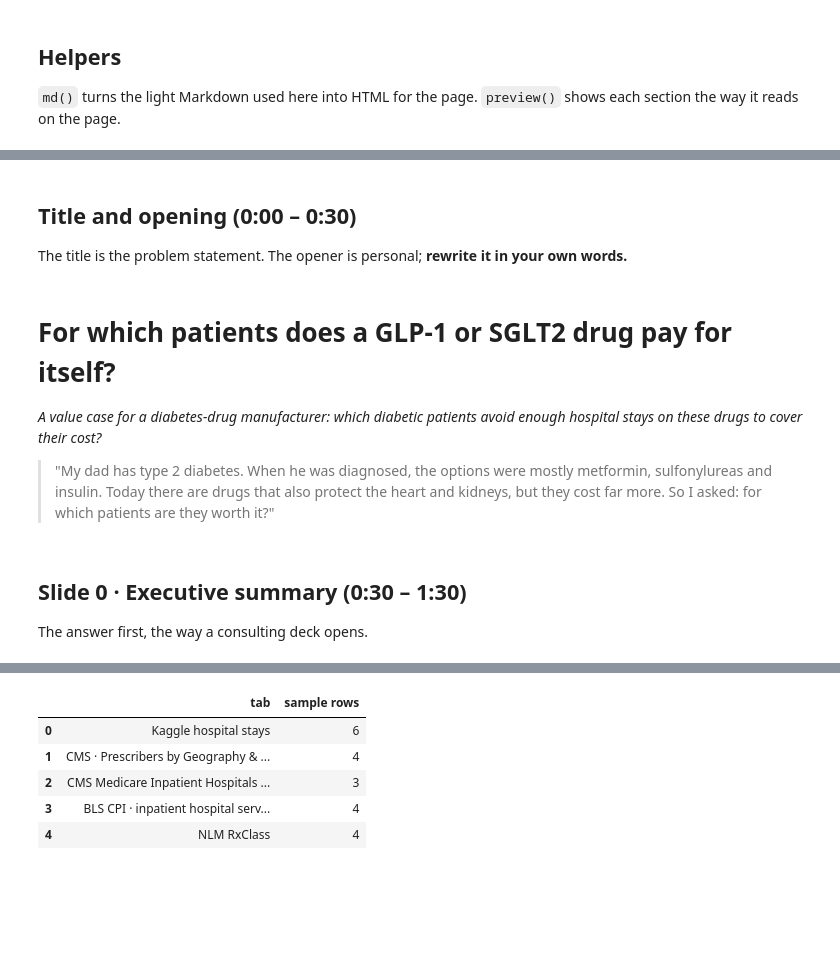
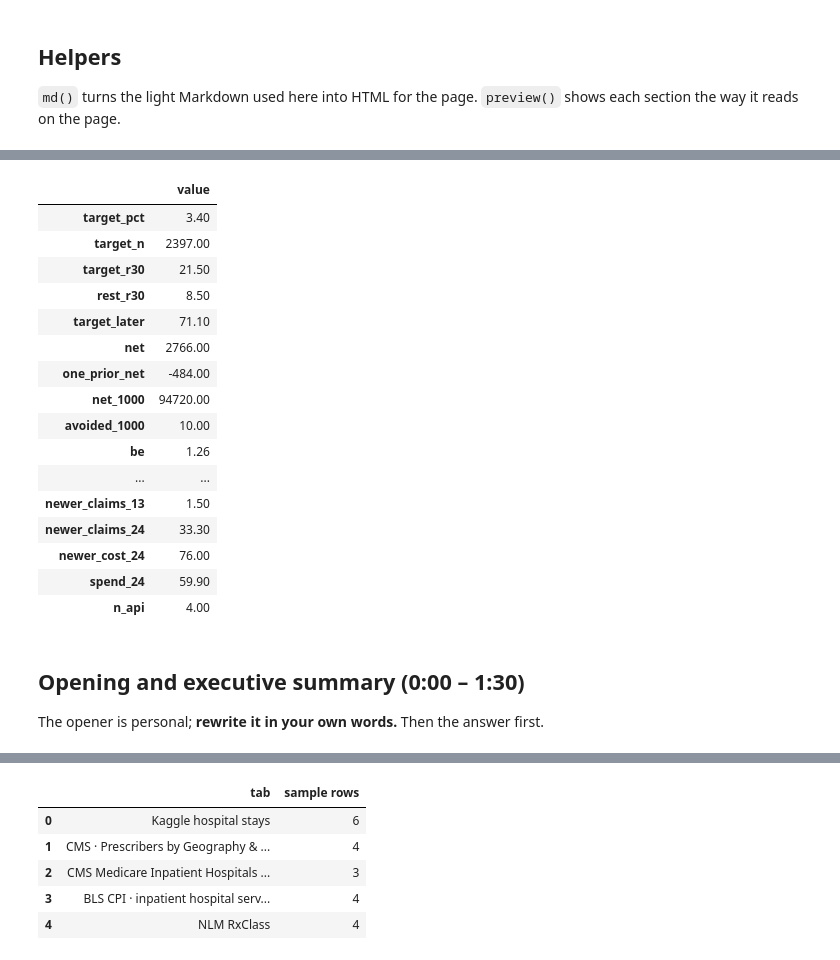
Before and after one commit to Dyuthiv05/personal-project, a Jupyter notebook: notebooks/05_presentation.ipynb, the cells around one changed output, grey strips where cells are left out. Saved outputs shown, nothing was run; the diff lists cells and outputs as text; code cells hidden in the pictures; blank space fills up the shorter version.

```diff
--- a/notebooks/05_presentation.ipynb
+++ b/notebooks/05_presentation.ipynb
@@ -161,24 +118,46 @@ pd.Series({k: v for k, v in KEY.items() if not isinstance(v, dict)}).round(2).to
+# %%
+SG_N, SG_G, GL_N = "SGLT2 · negotiated (2026)", "SGLT2 · gross 2024", "GLP-1 · negotiated (2027)"
+T = V["target"]
+rule = {r["scenario"]: r for r in V["rule"]}
+tiers = {t["stays_group"]: t for t in V["tiers"]}
+groups = {g["stays_group"]: g for g in V["groups"]}
+trend = {t["year"]: t for t in L["trend"]}
+prior = {r["level"]: r for r in P["by"]["Prior hospital stays (past year)"]}
+disc = {r["level"]: r for r in P["by"]["Discharged to"]}
+best = max(M["comparison"], key=lambda r: r["ROC-AUC"])
+S2 = V["stress"]["2+ prior stays"]
+KEY = {
+    "target_pct": T["pct"], "target_n": T["n"], "target_r30": T["readmit_30"], "rest_r30": T["readmit_30_rest"], "target_later": T["later_readmit"],
+    "net": V["base_net"], "one_prior_net": T["one_prior_net"], "net_1000": rule[SG_N]["net / yr ($)"], "avoided_1000": rule[SG_N]["admissions avoided / yr"],
+    "be": V["breakeven"][SG_N], "be_gross": V["breakeven"][SG_G], "cost": V["cost"]["base"],
+    "price_2": tiers["2 prior stays"]["breakeven_price_month"], "price_3": tiers["3+ prior stays"]["breakeven_price_month"], "price_1": tiers["1 prior stay"]["breakeven_price_month"],
+    "neg_month": L["annual_cost"][SG_N] / 12, "gross_month": L["annual_cost"][SG_G] / 12,
+    "s_half": S2["future stays = 50% of past"], "s_low_cost": S2["cost of a stay: diabetes/heart-failure, 2024 $"], "s_effect": S2["effect 4% (trial low end)"],
+    "s_gross": S2["2024 gross price"], "s_combined": S2["combined downside (50% future + low cost)"],
+    "medicare_net": V["stress"]["2+ prior stays, Medicare-insured only"]["base"], "heart_net": V["stress"]["2+ prior stays, heart diagnosis only"]["base"],
+    "glp1_2": V["glp1_needed"]["2+ prior stays"], "newer_claims_13": trend[2013]["newer_share_claims"], "newer_claims_24": trend[2024]["newer_share_claims"],
+    "newer_cost_24": trend[2024]["newer_share_cost"], "spend_24": trend[2024]["cost_B"], "n_api": sum(s["kind"] == "API" for s in R["sources"]),
+}
+pd.Series(KEY).round(2).to_frame("value")
+# %% [output]
+|  | value |
+| target_pct | 3.40 |
+| target_n | 2397.00 |
+| target_r30 | 21.50 |
+| rest_r30 | 8.50 |
+| target_later | 71.10 |
+| net | 2766.00 |
+| one_prior_net | -484.00 |
+| net_1000 | 94720.00 |
+| avoided_1000 | 10.00 |
+| be | 1.26 |
+| ... | ... |
+| newer_claims_13 | 1.50 |
+| newer_claims_24 | 33.30 |
+| newer_cost_24 | 76.00 |
+| spend_24 | 59.90 |
+| n_api | 4.00 |
 # %% [markdown]
-## Title and opening (0:00 – 0:30)
+## Opening and executive summary (0:00 – 1:30)
 
-The title is the problem statement. The opener is personal; **rewrite it in your own words.**
+The opener is personal; **rewrite it in your own words.** Then the answer first.
-# %%
-HERO = {
-    "eyebrow": "Case study · framed as a pharma client engagement · Adhvaith Vijay",
-    "title": "For which patients does a GLP-1 or SGLT2 drug pay for itself?",
-    "lede": "A value case for a diabetes-drug manufacturer: which diabetic patients avoid enough hospital stays on these drugs to cover their cost?",
-    "opener": '"My dad has type 2 diabetes. When he was diagnosed, the options were mostly metformin, sulfonylureas and insulin. Today there are drugs that also protect the heart and kidneys, but they cost far more. So I asked: for which patients are they worth it?"',
-    "opener_note": "Opening, in my own words. About 30 seconds.",
-}
-display(Markdown(f"# {HERO['title']}\n\n*{HERO['lede']}*\n\n> {HERO['opener']}"))
-SECTIONS = []
-# %% [output]
-# For which patients does a GLP-1 or SGLT2 drug pay for itself?
-
-*A value case for a diabetes-drug manufacturer: which diabetic patients avoid enough hospital stays on these drugs to cover their cost?*
-
-> "My dad has type 2 diabetes. When he was diagnosed, the options were mostly metformin, sulfonylureas and insulin. Today there are drugs that also protect the heart and kidneys, but they cost far more. So I asked: for which patients are they worth it?"
-# %% [markdown]
-## Slide 0 · Executive summary (0:30 – 1:30)
-
-The answer first, the way a consulting deck opens.
```
Also changed, not shown: parts of 43 cells of this notebook, 8 other files.
